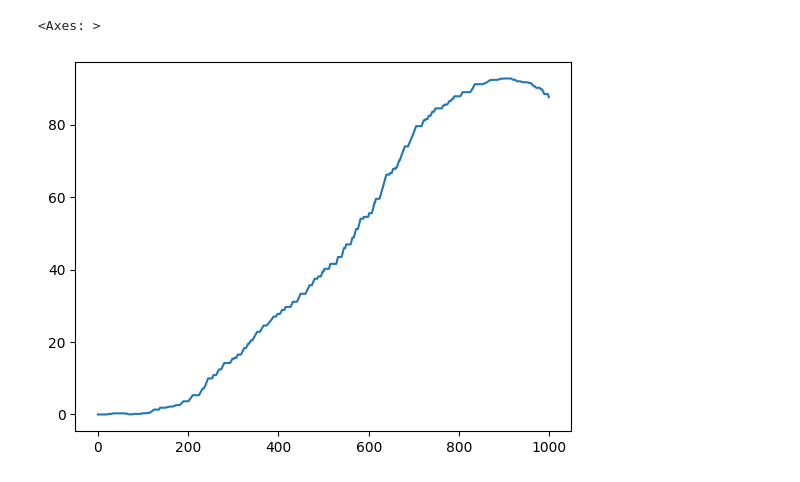
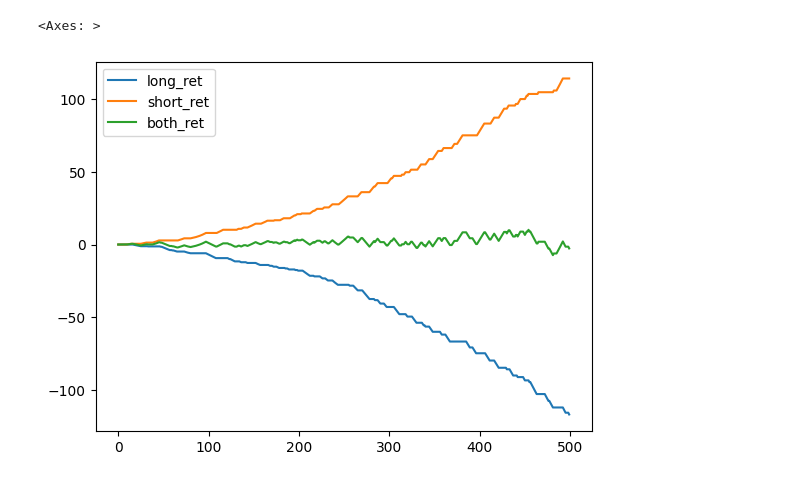
Before and after one commit to MizusakoSadanobu/kalman_filter_trade, a Jupyter notebook: playground.ipynb, the cells around one changed output. Cells and saved outputs as stored; diff of their text form; code cells hidden in the pictures.

```diff
--- a/playground.ipynb
+++ b/playground.ipynb
@@ -42,17 +42,25 @@ lower95s = []
 upper95s = []
 lower60s = []
 upper60s = []
+trends = []
 for i in range(len(df)):
     # カルマンフィルタの更新（i時刻までのデータでフィルタリング）
     state_means, state_covs = kf.filter(df['log_price'].values[:i+1])
+    trends.append(state_means[-1,1])
 
     # 信頼区間の計算
     lower95 = state_means[-1, 0] - 0.1 * np.sqrt(state_covs[-1, 0, 0])
     upper95 = state_means[-1, 0] + 0.1 * np.sqrt(state_covs[-1, 0, 0])
-    lower60 = state_means[-1, 0] - 0.05 * np.sqrt(state_covs[-1, 0, 0])
-    upper60 = state_means[-1, 0] + 0.05 * np.sqrt(state_covs[-1, 0, 0])
+    lower60 = state_means[-1, 0] - 0.0 * np.sqrt(state_covs[-1, 0, 0])
+    upper60 = state_means[-1, 0] + 0.0 * np.sqrt(state_covs[-1, 0, 0])
 
     lower95s.append(lower95)
     upper95s.append(upper95)
     lower60s.append(lower60)
     upper60s.append(upper60)
+
+df["lower95"] = lower95s
+df["upper95"] = upper95s
+df["lower60"] = lower60s
+df["upper60"] = upper60s
+df["trend"] = trends
@@ -64,24 +67,42 @@ df["upper60"] = upper60s
 # %%
-df["long_entry"] = df["log_price"] > df["upper95"]
-df["short_entry"] = df["log_price"] < df["lower95"]
+
+df["long_entry"] = (df["log_price"] > df["upper95"]) & (df["trend"]>0)
+df["short_entry"] = (df["log_price"] < df["lower95"]) & (df["trend"]<0)
 
 df["long_close"] = df["log_price"] < df["lower60"]
 df["short_close"] = df["log_price"] > df["upper60"]
 # %%
 df["long_ret"] = 0.
 pos = 0
 for i, (entry, close, ret) in enumerate(zip(df["long_entry"], df["long_close"], df["log_price"])):
     if pos==0:
         if entry:
             pos += 1
             df.loc[i,"long_ret"] = ret
     if pos:
         if not close:
             df.loc[i,"long_ret"] = ret
         else:
             pos = 0
+
+
+df["short_ret"] = 0.
+pos = 0
+for i, (entry, close, ret) in enumerate(zip(df["short_entry"], df["short_close"], df["log_price"])):
+    if pos==0:
+        if entry:
+            pos += 1
+            df.loc[i,"short_ret"] = -ret
+    if pos:
+        if not close:
+            df.loc[i,"short_ret"] = -ret
+        else:
+            pos = 0
+
+df["both_ret"] = df["short_ret"] + df["long_ret"]
+
+
+df[["long_ret","short_ret", "both_ret"]].cumsum().plot()
+# %% [output]
+<Axes: >
+[figure, added]
-# %%
-df.long_ret.cumsum().plot()
-# %% [output]
-<Axes: >
-[figure, removed]
```
Also changed, not shown: parts of 2 cells of this notebook.
